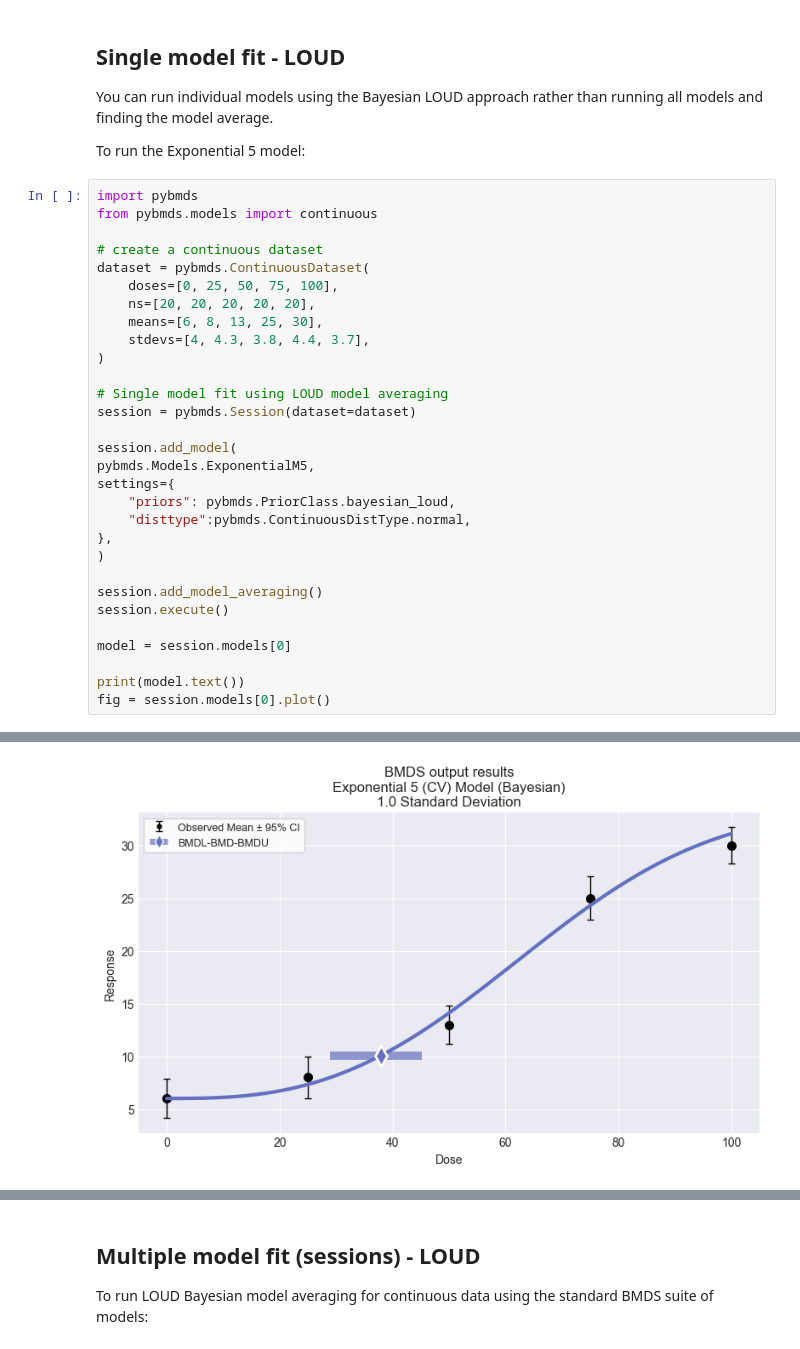
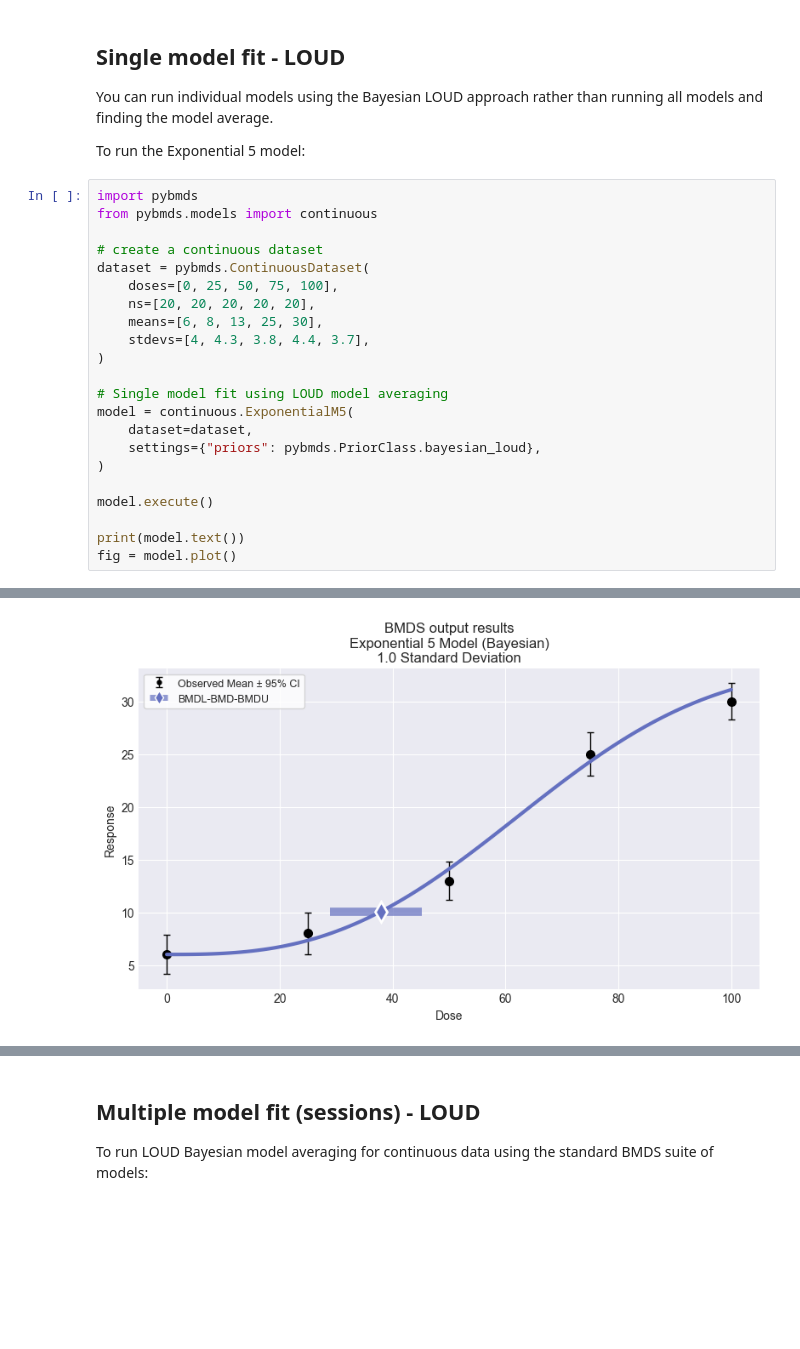
Before and after one commit to USEPA/BMDS, a Jupyter notebook: docs/source/recipes/continuous_ma.ipynb, the cells around one changed output, grey strips where cells are left out. Saved outputs shown, nothing was run; the diff lists cells and outputs as text; blank space fills up the shorter version.

```diff
--- a/docs/source/recipes/continuous_ma.ipynb
+++ b/docs/source/recipes/continuous_ma.ipynb
@@ -31,21 +32,13 @@ dataset = pybmds.ContinuousDataset(
 )
 
 # Single model fit using LOUD model averaging
-session = pybmds.Session(dataset=dataset)
-
-session.add_model(
-pybmds.Models.ExponentialM5,
-settings={
-    "priors": pybmds.PriorClass.bayesian_loud,
-    "disttype":pybmds.ContinuousDistType.normal,
-},
+model = continuous.ExponentialM5(
+    dataset=dataset,
+    settings={"priors": pybmds.PriorClass.bayesian_loud},
 )
 
-session.add_model_averaging()
-session.execute()
-
-model = session.models[0]
+model.execute()
 
 print(model.text())
-fig = session.models[0].plot()
+fig = model.plot()
 # %% [output]
@@ -69 +62 @@ model averaging result for this model.
-[figure, old version]
+[figure, new version]
```
Also changed, not shown: parts of 20 cells of this notebook, 2 other files.
